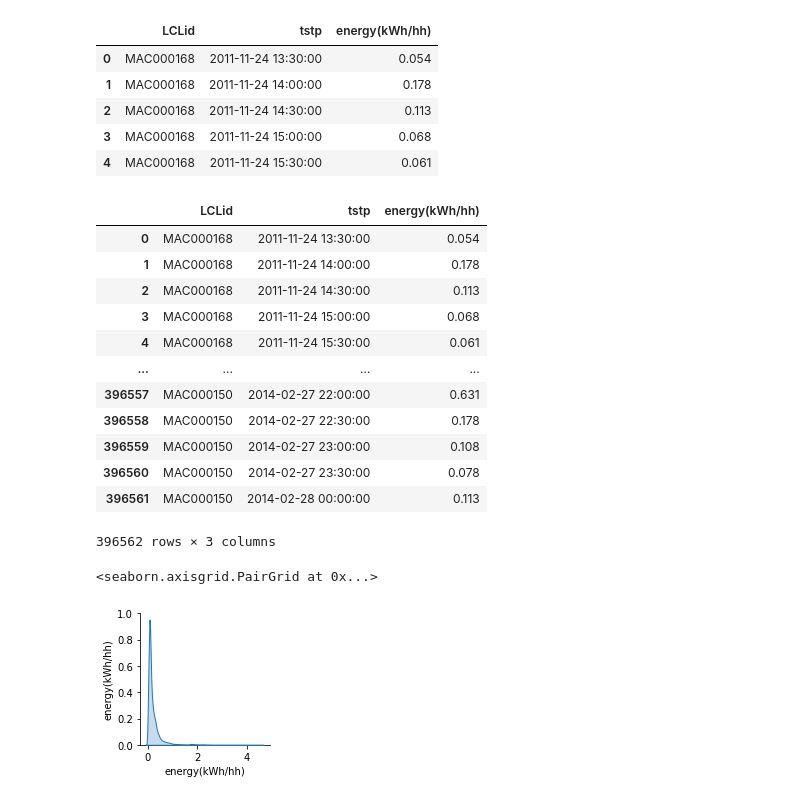
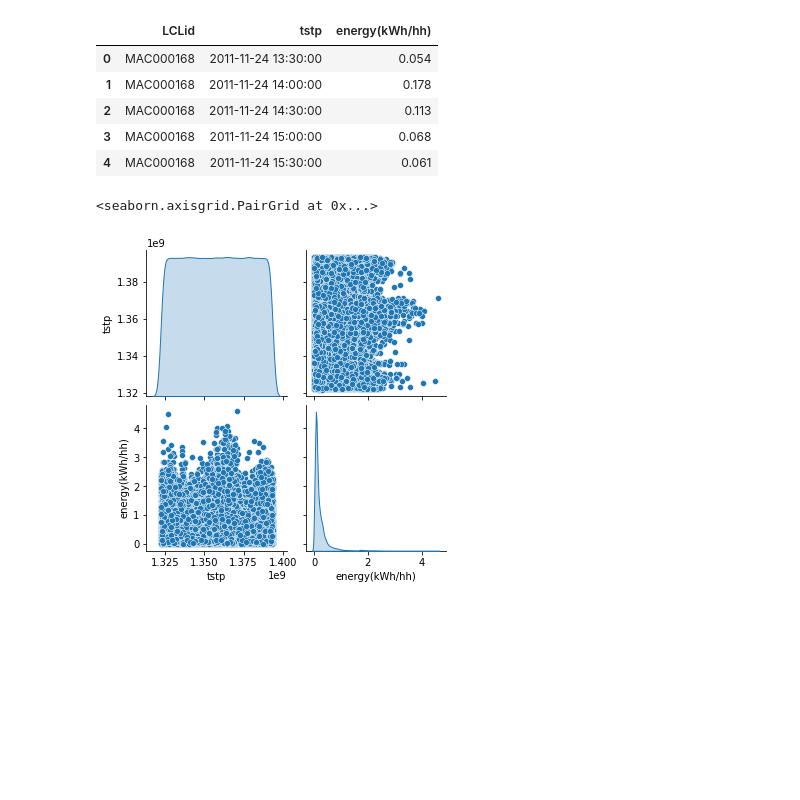
Before and after one commit to SindreMohr/Bachelor_thesis, a Jupyter notebook: hopethisworks.ipynb, the cells around one changed output. Drawn from its saved outputs; the diff is of its cells as text; code cells hidden in the pictures; blank space fills up the shorter version.

Commit message:
conversion error again....

```diff
--- a/hopethisworks.ipynb
+++ b/hopethisworks.ipynb
@@ -30,21 +31,7 @@ df.head()
 | 3 | MAC000168 | 2011-11-24 15:00:00 | 0.068 |
 | 4 | MAC000168 | 2011-11-24 15:30:00 | 0.061 |
 # %%
+#ser ut som linear regression ikke funker med datetime så må converte (https://stackoverflow.com/questions/40217369/python-linear-regression-predict-by-date)
 df['tstp'] = [datetime.strptime(x, '%Y-%m-%d %H:%M:%S') for x in df['tstp']]
-df["energy(kWh/hh)"] = pd.to_numeric(df["energy(kWh/hh)"], downcast="float", errors="coerce")
+df['tstp'] = df['tstp'].apply(lambda x: time.mktime(x.timetuple()))
+df["energy(kWh/hh)"] = pd.to_numeric(df["energy(kWh/hh)"], errors="coerce")
-# %%
-df
-# %% [output]
-|  | LCLid | tstp | energy(kWh/hh) |
-| 0 | MAC000168 | 2011-11-24 13:30:00 | 0.054 |
-| 1 | MAC000168 | 2011-11-24 14:00:00 | 0.178 |
-| 2 | MAC000168 | 2011-11-24 14:30:00 | 0.113 |
-| 3 | MAC000168 | 2011-11-24 15:00:00 | 0.068 |
-| 4 | MAC000168 | 2011-11-24 15:30:00 | 0.061 |
-| ... | ... | ... | ... |
-| 396557 | MAC000150 | 2014-02-27 22:00:00 | 0.631 |
-| 396558 | MAC000150 | 2014-02-27 22:30:00 | 0.178 |
-| 396559 | MAC000150 | 2014-02-27 23:00:00 | 0.108 |
-| 396560 | MAC000150 | 2014-02-27 23:30:00 | 0.078 |
-| 396561 | MAC000150 | 2014-02-28 00:00:00 | 0.113 |
-396562 rows × 3 columns
@@ -53,10 +49,10 @@ train_dataset = df.sample(frac=0.8, random_state=0)
 test_dataset = df.drop(train_dataset.index)
 # %%
 #hmmmmmmmmmm
-sns.pairplot(train_dataset[['tstp', 'energy(kWh/hh)']], diag_kind='kde')
+sns.pairplot(train_dataset[['LCLid','tstp', 'energy(kWh/hh)']], diag_kind='kde')
 # %% [output]
 <seaborn.axisgrid.PairGrid at 0x...>
-[figure, old version]
+[figure, new version]
 # %%
 train_dataset.describe().transpose()
 # %% [output]
```
Also changed, not shown: parts of 20 cells of this notebook.
